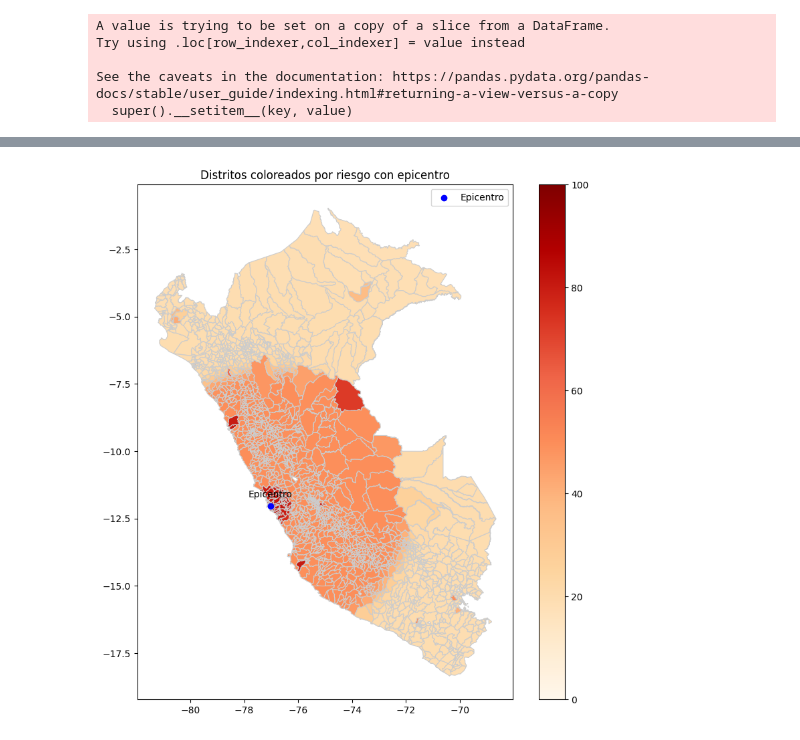
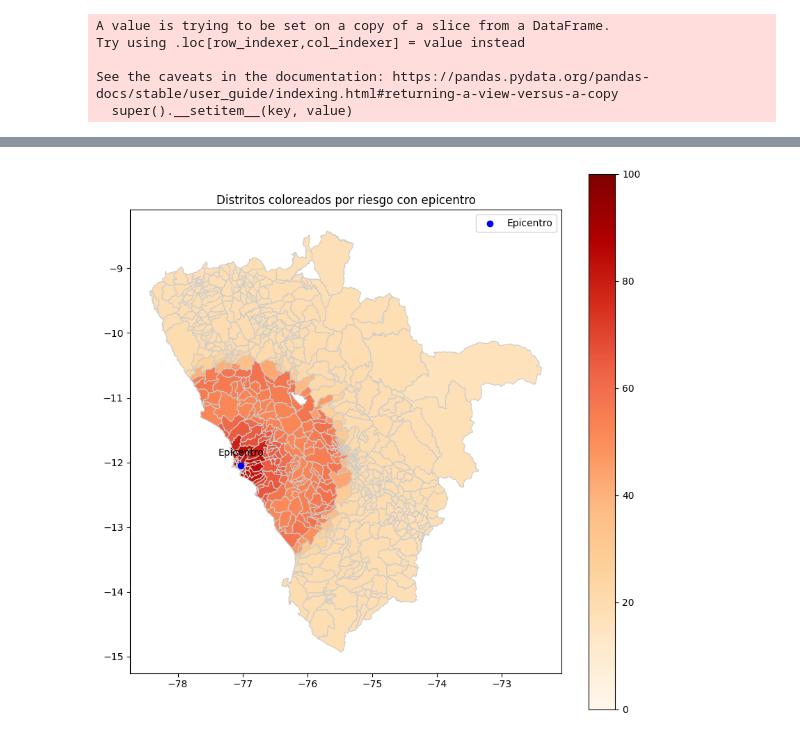
Before and after one commit to LeonDavisCoropuna/logica-difusa-terremotos, a Jupyter notebook: geo.ipynb, the cells around one changed output, grey strips where cells are left out. Drawn from its saved outputs; the diff is of its cells as text; code cells hidden in the pictures.

```diff
--- a/geo.ipynb
+++ b/geo.ipynb
@@ -1,8 +1,8 @@
 # %%
 import pandas as pd
-
+import numpy as np
 # 5. Calcular el radio de impacto del sismo (ejemplo)
-magnitud_momento = 9
+magnitud_momento = 3
 profundidad = 33
 
 def calcular_radio_impacto(magnitud_momento, profundidad):
@@ -135,13 +139,13 @@ from skfuzzy import control as ctrl
 # Definición de las variables lingüísticas
 intensidad = ctrl.Antecedent(np.arange(0, 17.1, 0.1), 'intensidad')
 profundidad = ctrl.Antecedent(np.arange(0, 700.1, 1), 'profundidad')
-poblacion = ctrl.Antecedent(np.arange(0, 1500000.1, 1000), 'poblacion')
+poblacion = ctrl.Antecedent(np.arange(0, 1500000.1, 1), 'poblacion')
 riesgo = ctrl.Consequent(np.arange(0, 101, 1), 'riesgo')
 
 # Definición de los conjuntos difusos para magnitud usando función gaussiana
-intensidad['baja'] = fuzz.gaussmf(intensidad.universe, 4, 0.5)
-intensidad['moderada'] = fuzz.gaussmf(intensidad.universe, 8, 0.5)
-intensidad['alta'] = fuzz.gaussmf(intensidad.universe, 12, 0.5)
+intensidad['baja'] = fuzz.gaussmf(intensidad.universe, 4, 1)
+intensidad['moderada'] = fuzz.gaussmf(intensidad.universe, 8, 2)
+intensidad['alta'] = fuzz.gaussmf(intensidad.universe, 12, 1)
 
 # Definición de los conjuntos difusos para profundidad usando función trapezoidal
 profundidad['superficial'] = fuzz.trapmf(profundidad.universe, [0, 20, 35, 50])
@@ -159,11 +163,9 @@ distancia['media'] = fuzz.trimf(distancia.universe, limite_media)
 distancia['lejos'] = fuzz.trimf(distancia.universe, limite_lejos)
 
 # Definición de los conjuntos difusos para población
-poblacion['muy baja'] = fuzz.trimf(poblacion.universe, [0, 500, 1000])
-poblacion['baja'] = fuzz.trapmf(poblacion.universe, [800, 2000, 8000, 12000])
+poblacion['baja'] = fuzz.trapmf(poblacion.universe, [0, 2000, 8000, 12000])
 poblacion['media'] = fuzz.trapmf(poblacion.universe, [10000, 30000, 80000, 130000])
 poblacion['alta'] = fuzz.trapmf(poblacion.universe, [120000, 200000, 500000, 1500000])
-poblacion['muy alta'] = fuzz.trapmf(poblacion.universe, [1000000, 1200000, 1500000, 3000000])
 
 # Definición de los conjuntos difusos para riesgo usando función trapezoidal
 riesgo['bajo'] = fuzz.trapmf(riesgo.universe, [0, 0, 20, 40])
@@ -306,0 +331,7 @@ distritos_en_area_efecto['INTENSIDAD'] = distritos_en_area_efecto['DISTANCIA'].a
+# %%
+simulacion_riesgo.input['intensidad'] = 7.5
+simulacion_riesgo.input['profundidad'] = 33
+simulacion_riesgo.input['distancia'] = 5
+simulacion_riesgo.input['poblacion'] = 1000000
+simulacion_riesgo.compute()
+print(simulacion_riesgo.output['riesgo'])
@@ -307,17 +340,15 @@ distritos_en_area_efecto['INTENSIDAD'] = distritos_en_area_efecto['DISTANCIA'].a
 # %%
 
-# Inicializar una lista para almacenar los resultados de riesgo
 resultados_riesgo = []
+ttt = distritos_en_area_efecto.head(4)
 # Iterar sobre cada fila del DataFrame y calcular el riesgo
-for index, row in distritos_en_area_efecto.iterrows():
+for index, row in ttt.iterrows():
     simulacion_riesgo.input['intensidad'] = row['INTENSIDAD']  # Puedes ajustar estos valores según tu caso
     simulacion_riesgo.input['profundidad'] = 33  # Puedes ajustar estos valores según tu caso
     simulacion_riesgo.input['distancia'] = row['DISTANCIA']
     simulacion_riesgo.input['poblacion'] = row['POBLACION']
-
     # Computar el resultado
     simulacion_riesgo.compute()
-
     # Obtener el resultado
     resultado_riesgo = simulacion_riesgo.output['riesgo']
 
@@ -325,4 +356,4 @@ for index, row in distritos_en_area_efecto.iterrows():
     resultados_riesgo.append(resultado_riesgo)
 
 # Agregar los resultados al DataFrame original
-distritos_en_area_efecto['RIESGO'] = resultados_riesgo
+distritos_en_area_efecto['RIESGO'] = pd.Series(resultados_riesgo, index=ttt.index)
@@ -343,23 +380,27 @@ distritos_csv.to_csv('riesgo.csv')
 # %%
 import geopandas as gpd
 from matplotlib.colors import Normalize
+
+# Convertir GeoJSON a geometría y añadirla al DataFrame
 distritos_en_area_efecto['geometry'] = distritos_en_area_efecto['Geo Shape'].apply(convert_geojson_to_geometry)
 
+# Crear un GeoDataFrame con la geometría actualizada
 gdf = gpd.GeoDataFrame(distritos_en_area_efecto, geometry='geometry')
 
-# Configurar la escala de color con un límite máximo de 100
+# Configurar la escala de color para el gráfico, límite máximo de 100
 norm = Normalize(vmin=0, vmax=100)
 
-# Graficar los distritos y colorearlos según el riesgo
+# Graficar los distritos coloreados según el riesgo
 fig, ax = plt.subplots(1, 1, figsize=(10, 10))
-gdf.plot(column='RIESGO', cmap='OrRd', linewidth=0.8, ax=ax, edgecolor='0.8', legend=True, norm=norm)
+gdf.plot(column='riesgo', cmap='OrRd', linewidth=0.8, ax=ax, edgecolor='0.8', legend=True, norm=norm)
 
 # Graficar el epicentro
 ax.scatter(epicentro_lon, epicentro_lat, color='blue', label='Epicentro', zorder=5)
 ax.annotate('Epicentro', (epicentro_lon, epicentro_lat), textcoords="offset points", xytext=(0,10), ha='center')
 
+# Configuración del título y leyenda del gráfico
 plt.title('Distritos coloreados por riesgo con epicentro')
 plt.legend()
 plt.show()
 # %% [output]
-[figure, old version]
+[figure, new version]
```
Also changed, not shown: parts of 12 cells of this notebook, 4 other files.
